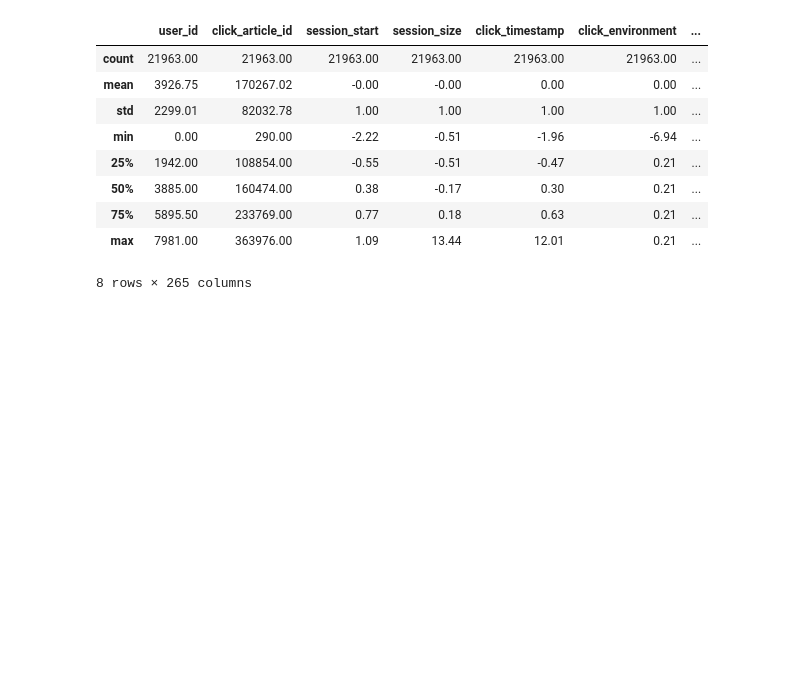
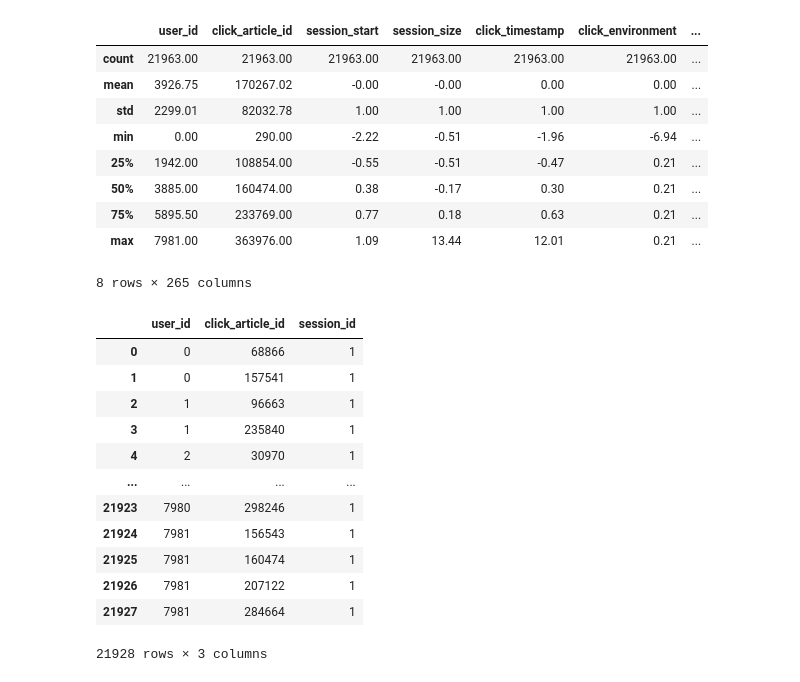
Before and after one commit to CODEheures/my-content-scripts, a Jupyter notebook: content_based.ipynb, the cells around one changed output. Cells and saved outputs as stored; diff of their text form; code cells hidden in the pictures; blank space fills up the shorter version.

```diff
--- a/train.ipynb
+++ b/content_based.ipynb
@@ -129,3 +138,22 @@ df_scaled.describe().round(2)
 | 75% | 5895.50 | 233769.00 | 0.77 | 0.18 | 0.63 | 0.21 | ... |
 | max | 7981.00 | 363976.00 | 1.09 | 13.44 | 12.01 | 0.21 | ... |
 8 rows × 265 columns
+# %%
+toto = df_clicks.loc[:, ['user_id', 'click_article_id', 'session_id']]
+tata = toto.groupby(['user_id', 'click_article_id']).count()
+tata.reset_index(inplace=True)
+tata
+# %% [output]
+|  | user_id | click_article_id | session_id |
+| 0 | 0 | 68866 | 1 |
+| 1 | 0 | 157541 | 1 |
+| 2 | 1 | 96663 | 1 |
+| 3 | 1 | 235840 | 1 |
+| 4 | 2 | 30970 | 1 |
+| ... | ... | ... | ... |
+| 21923 | 7980 | 298246 | 1 |
+| 21924 | 7981 | 156543 | 1 |
+| 21925 | 7981 | 160474 | 1 |
+| 21926 | 7981 | 207122 | 1 |
+| 21927 | 7981 | 284664 | 1 |
+21928 rows × 3 columns
```
Also changed, not shown: parts of 1 cell of this notebook, 2 other files.
